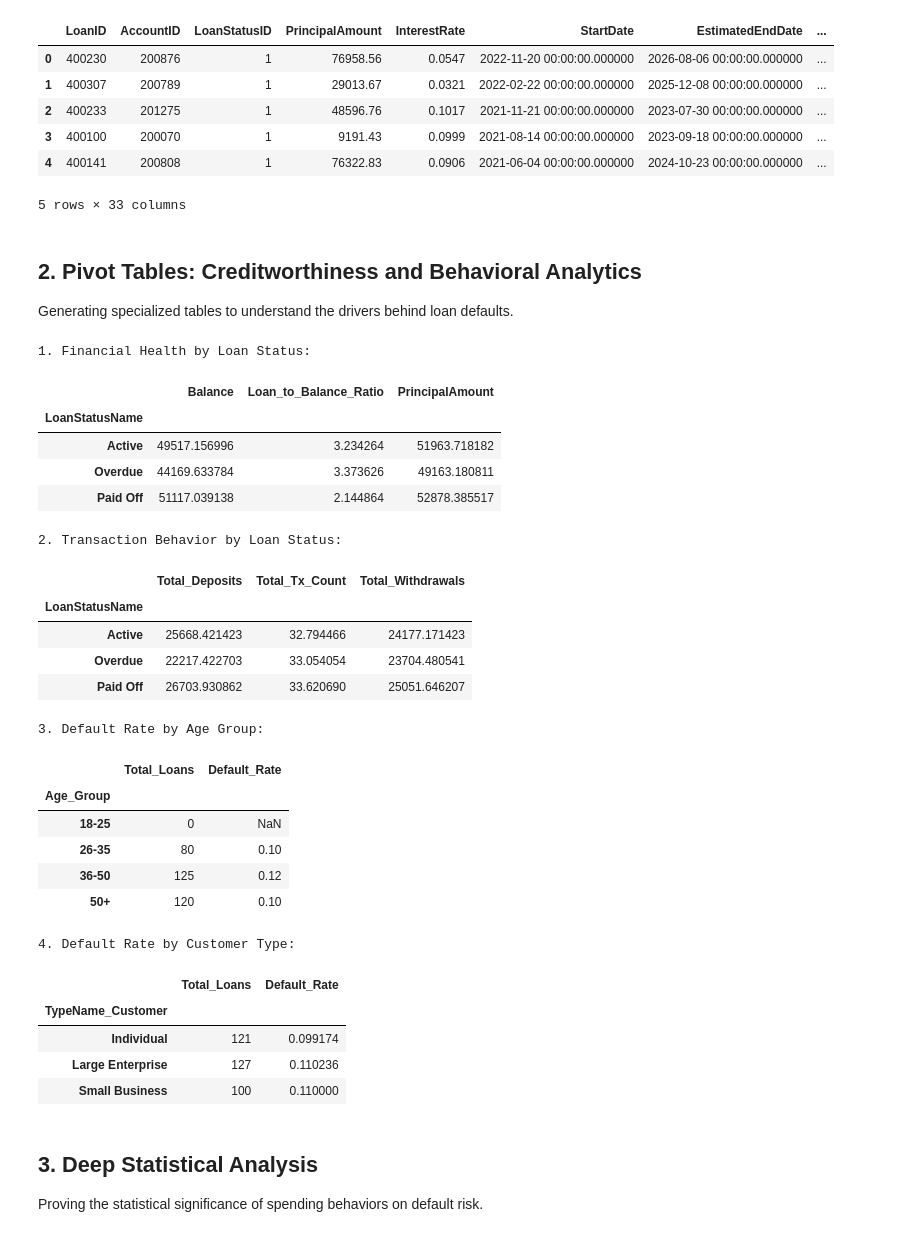
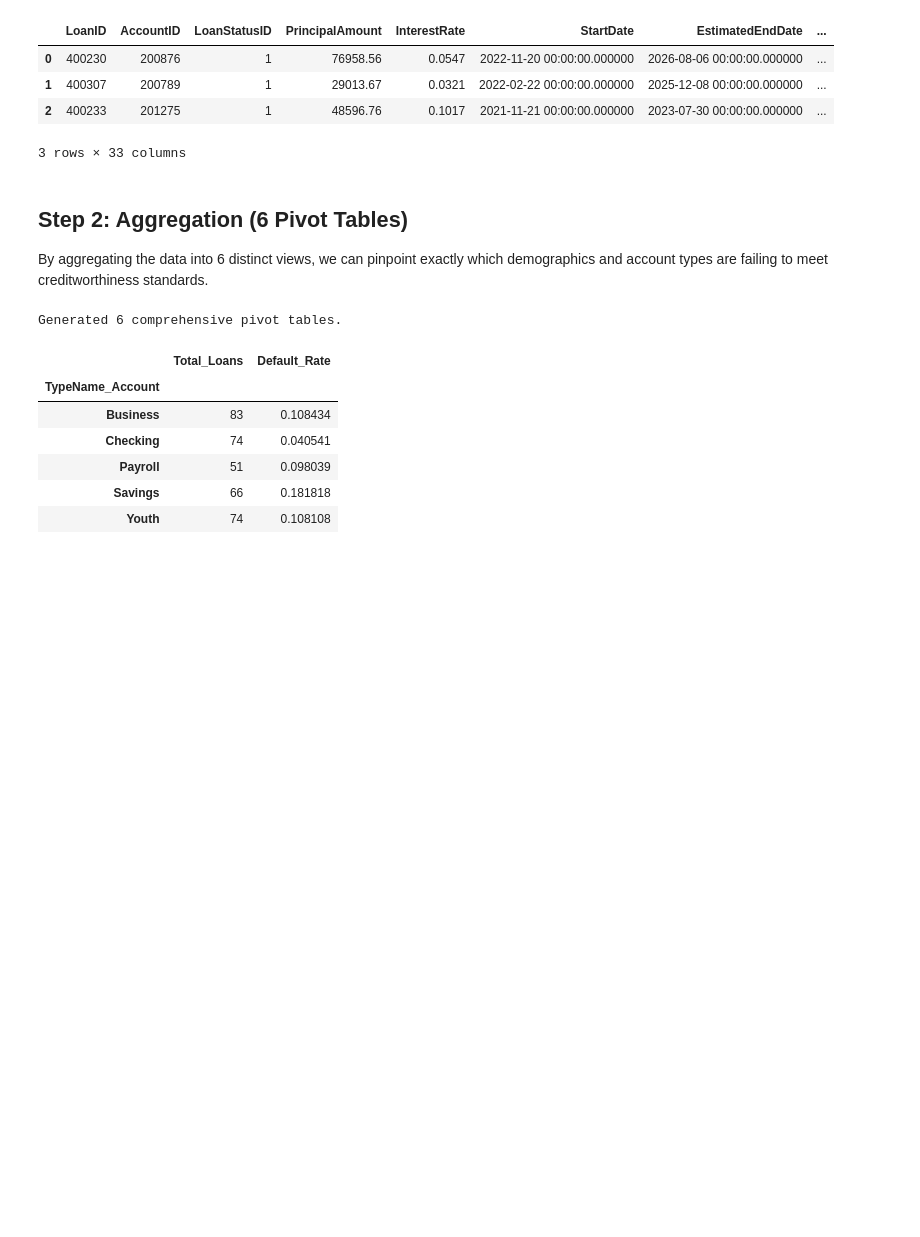
Before and after one commit to VeerShah41/C-6_DVA_Customer-Spending-Analysis, a Jupyter notebook: notebooks/04_statistical_analysis.ipynb, the cells around one changed output. Saved outputs shown, nothing was run; the diff lists cells and outputs as text; code cells hidden in the pictures; blank space fills up the shorter version.

Commit message:
Added more Analytical data to jump to the conclusion

```diff
--- a/notebooks/04_statistical_analysis.ipynb
+++ b/notebooks/04_statistical_analysis.ipynb
@@ -47,70 +55,55 @@ risk_df = risk_df.merge(tx_behavior, on='AccountID', how='left')
 risk_df['Loan_to_Balance_Ratio'] = risk_df['PrincipalAmount'] / (risk_df['Balance'] + 1)
 risk_df['Is_Overdue'] = np.where(risk_df['LoanStatusName'] == 'Overdue', 1, 0)
 
-display(risk_df.head())
+display(risk_df.head(3))
 # %% [output]
 |  | LoanID | AccountID | LoanStatusID | PrincipalAmount | InterestRate | StartDate | EstimatedEndDate | ... |
 | 0 | 400230 | 200876 | 1 | 76958.56 | 0.0547 | 2022-11-20 00:00:00.000000 | 2026-08-06 00:00:00.000000 | ... |
 | 1 | 400307 | 200789 | 1 | 29013.67 | 0.0321 | 2022-02-22 00:00:00.000000 | 2025-12-08 00:00:00.000000 | ... |
 | 2 | 400233 | 201275 | 1 | 48596.76 | 0.1017 | 2021-11-21 00:00:00.000000 | 2023-07-30 00:00:00.000000 | ... |
-| 3 | 400100 | 200070 | 1 | 9191.43 | 0.0999 | 2021-08-14 00:00:00.000000 | 2023-09-18 00:00:00.000000 | ... |
-| 4 | 400141 | 200808 | 1 | 76322.83 | 0.0906 | 2021-06-04 00:00:00.000000 | 2024-10-23 00:00:00.000000 | ... |
-5 rows × 33 columns
+3 rows × 33 columns
-# %% [markdown]
-## 2. Pivot Tables: Creditworthiness and Behavioral Analytics
-Generating specialized tables to understand the drivers behind loan defaults.
+# %% [markdown]
+## Step 2: Aggregation (6 Pivot Tables)
+By aggregating the data into 6 distinct views, we can pinpoint exactly which demographics and account types are failing to meet creditworthiness standards.
 # %%
-# Pivot 1: Financial Health by Loan Status
+# 1. Financial Health by Loan Status
 pivot_financials = pd.pivot_table(risk_df, values=['Balance', 'PrincipalAmount', 'Loan_to_Balance_Ratio'], index='LoanStatusName', aggfunc='mean')
 pivot_financials.to_csv('../tables/pivot_financial_health_by_loan_status.csv')
-print("1. Financial Health by Loan Status:")
-display(pivot_financials)
 
-# Pivot 2: Transaction Behavior by Loan Status
+# 2. Transaction Behavior by Loan Status
 pivot_behavior = pd.pivot_table(risk_df, values=['Total_Deposits', 'Total_Withdrawals', 'Total_Tx_Count'], index='LoanStatusName', aggfunc='mean')
 pivot_behavior.to_csv('../tables/pivot_behavior_by_loan_status.csv')
-print("\n2. Transaction Behavior by Loan Status:")
-display(pivot_behavior)
 
-# Pivot 3: Default Rate by Age Group
+# 3. Default Rate by Age Group
 pivot_age = pd.pivot_table(risk_df, values='Is_Overdue', index='Age_Group', aggfunc=['count', 'mean'])
 pivot_age.columns = ['Total_Loans', 'Default_Rate']
 pivot_age.to_csv('../tables/pivot_default_rate_by_age.csv')
-print("\n3. Default Rate by Age Group:")
-display(pivot_age)
 
-# Pivot 4: Default Rate by Customer Type
+# 4. Default Rate by Customer Type
 pivot_cust_type = pd.pivot_table(risk_df, values='Is_Overdue', index='TypeName_Customer', aggfunc=['count', 'mean'])
 pivot_cust_type.columns = ['Total_Loans', 'Default_Rate']
 pivot_cust_type.to_csv('../tables/pivot_default_rate_by_customer_type.csv')
-print("\n4. Default Rate by Customer Type:")
-display(pivot_cust_type)
+
+# 5. Default Rate by Account Type (Checking vs Payroll)
+pivot_acc_type = pd.pivot_table(risk_df, values='Is_Overdue', index='TypeName_Account', aggfunc=['count', 'mean'])
+pivot_acc_type.columns = ['Total_Loans', 'Default_Rate']
+pivot_acc_type.to_csv('../tables/pivot_default_rate_by_account_type.csv')
+
+# 6. Branch Risk Assessment (Are defaults localized?)
+# Ensure BranchID exists in the merged data or pull from dim_customers if applicable. If not, we map it from transactions.
+# dim_customers has City/Country, let's look at City risk.
+pivot_city_risk = pd.pivot_table(risk_df, values='Is_Overdue', index='City', aggfunc=['count', 'mean']).sort_values(('mean', 'Is_Overdue'), ascending=False).head(10)
+pivot_city_risk.columns = ['Total_Loans', 'Default_Rate']
+pivot_city_risk.to_csv('../tables/pivot_top_10_high_risk_cities.csv')
+
+print("Generated 6 comprehensive pivot tables.")
+display(pivot_acc_type)
 # %% [output]
-1. Financial Health by Loan Status:
+Generated 6 comprehensive pivot tables.
-|  | Balance | Loan_to_Balance_Ratio | PrincipalAmount |
-| LoanStatusName |  |  |  |
-| Active | 49517.156996 | 3.234264 | 51963.718182 |
-| Overdue | 44169.633784 | 3.373626 | 49163.180811 |
-| Paid Off | 51117.039138 | 2.144864 | 52878.385517 |
+|  | Total_Loans | Default_Rate |
+| TypeName_Account |  |  |
+| Business | 83 | 0.108434 |
+| Checking | 74 | 0.040541 |
+| Payroll | 51 | 0.098039 |
+| Savings | 66 | 0.181818 |
+| Youth | 74 | 0.108108 |
-2. Transaction Behavior by Loan Status:
-|  | Total_Deposits | Total_Tx_Count | Total_Withdrawals |
-| LoanStatusName |  |  |  |
-| Active | 25668.421423 | 32.794466 | 24177.171423 |
-| Overdue | 22217.422703 | 33.054054 | 23704.480541 |
-| Paid Off | 26703.930862 | 33.620690 | 25051.646207 |
-3. Default Rate by Age Group:
-|  | Total_Loans | Default_Rate |
-| Age_Group |  |  |
-| 18-25 | 0 | NaN |
-| 26-35 | 80 | 0.10 |
-| 36-50 | 125 | 0.12 |
-| 50+ | 120 | 0.10 |
-4. Default Rate by Customer Type:
-|  | Total_Loans | Default_Rate |
-| TypeName_Customer |  |  |
-| Individual | 121 | 0.099174 |
-| Large Enterprise | 127 | 0.110236 |
-| Small Business | 100 | 0.110000 |
-# %% [markdown]
-## 3. Deep Statistical Analysis
-Proving the statistical significance of spending behaviors on default risk.
```
Also changed, not shown: parts of 8 cells of this notebook, 5 other files.
